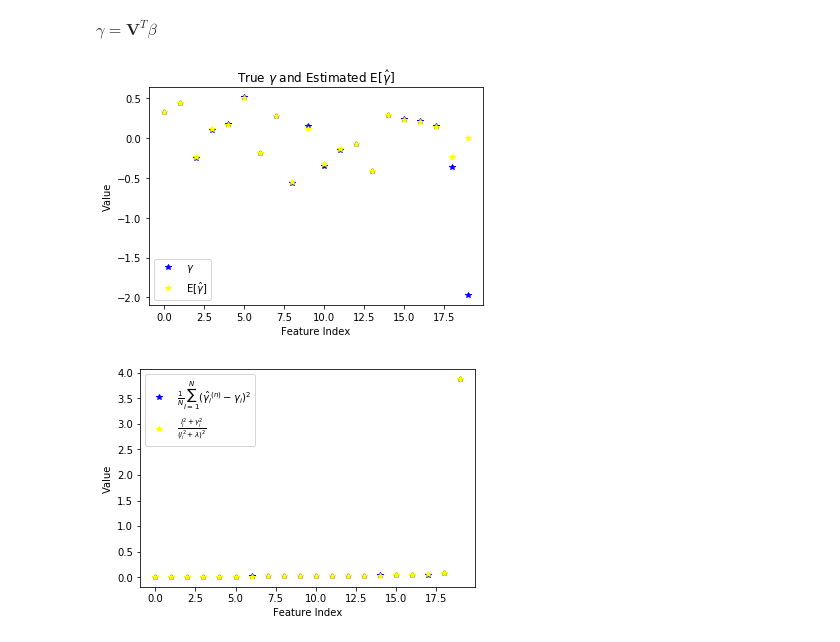
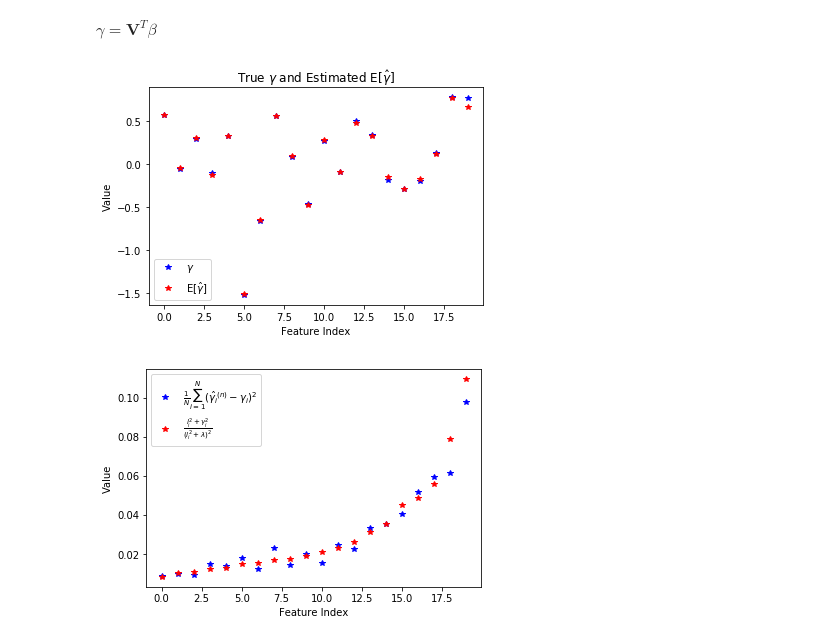
Before and after one commit to YilinGao/ML_assignments, a Jupyter notebook: hw5/hw5_code/q3.ipynb, the cells around one changed output. Cells and saved outputs as stored; diff of their text form; code cells hidden in the pictures.

```diff
--- a/hw5/hw5_code/q3.ipynb
+++ b/hw5/hw5_code/q3.ipynb
@@ -55,11 +31,25 @@ def ridge_mse(X, beta, lambda_value, t = 100):
-# %%
-mse_beta1 = []
-mse_beta2 = []
-for l in np.arange(0.0, 10, 0.1): # loop over different lambda values
-    mse1 = ridge_mse(X, beta1, l)
-    mse2 = ridge_mse(X, beta2, l)
-    mse_beta1.append(mse1)
-    mse_beta2.append(mse2)
+# %%
+mse_beta1 = []
+mse_beta2 = []
+for i in np.arange(0.0, 10, 0.1): # outer loop on lambda
+    mse1 = 0
+    mse2 = 0
+    for t in range(100): # inner loop on repetition
+        e = np.random.normal(0, 1.0, 50)
+        e = e.reshape(50, 1)
+        y1 = np.dot(X, beta1) + e
+        y2 = np.dot(X, beta2) + e
+        ridge = Ridge(alpha = i)
+        ridge.fit(X, y1)
+        yhat1 = ridge.predict(X)
+        mse1 += np.sum((y1 - yhat1) ** 2)
+        ridge.fit(X, y2)
+        yhat2 = ridge.predict(X)
+        mse2 += np.sum((y2 - yhat2) ** 2)
+    mse1 = mse1 / 100
+    mse2 = mse2 / 100
+    mse_beta1.append(mse1)
+    mse_beta2.append(mse2)
 # %%
 plt.plot(np.arange(0.0, 10, 0.1), mse_beta1, c = 'b', label = 'beta1')
 plt.plot(np.arange(0.0, 10, 0.1), mse_beta2, c = 'y', label = 'beta2')
@@ -77,6 +67,6 @@ Center and standardize X on rows such that $X^T X = corr{(X)}$.
 # %%
 from sklearn import preprocessing
 # %%
-X_trans = preprocessing.scale(X, axis = 1) # standardize each row/observation
+X_trans = preprocessing.scale(X, axis = 0) # standardize each columns
 # %%
 print(X_trans.shape)
@@ -164,14 +146,14 @@ u, s, vh = np.linalg.svd(X_trans, full_matrices=False)
 gamma = np.dot(vh, beta1)
 # %%
 plt.plot(range(0, 20), gamma, '*', color='blue', label=r'$\gamma$')
-plt.plot(range(0, 20), mean_gamma_hat, '*', color='yellow', label=r'E[$\hat{\gamma}$]')
+plt.plot(range(0, 20), mean_gamma_hat, '*', color='red', label=r'E[$\hat{\gamma}$]')
 plt.xlabel('Feature Index')
 plt.ylabel('Value')
 plt.title(r'True $\gamma$ and Estimated E[$\hat{\gamma}$]')
 plt.legend()
 plt.show()
 # %% [output]
-[figure, old version]
+[figure, new version]
 # %%
 v1 = np.zeros([20, 1])
 v2 = np.zeros([20, 1])
@@ -181,11 +163,11 @@ for i in range(20):
 # %%
 plt.plot(range(0, 20), v1, '*', color='blue', \
          label=r'$\frac{1}{N}\sum_{i=1}^{N}(\hat{\gamma_i}^{(n)} - \gamma_i)^2$')
-plt.plot(range(0, 20), v2, '*', color='yellow', \
+plt.plot(range(0, 20), v2, '*', color='red', \
         label=r'$\frac{l_i^2 + \gamma_i^2}{(l_i^2 + \lambda)^2}$')
 plt.xlabel('Feature Index')
 plt.ylabel('Value')
 plt.legend()
 plt.show()
 # %% [output]
-[figure, old version]
+[figure, new version]
```
Also changed, not shown: parts of 6 cells of this notebook, 7 other files.
